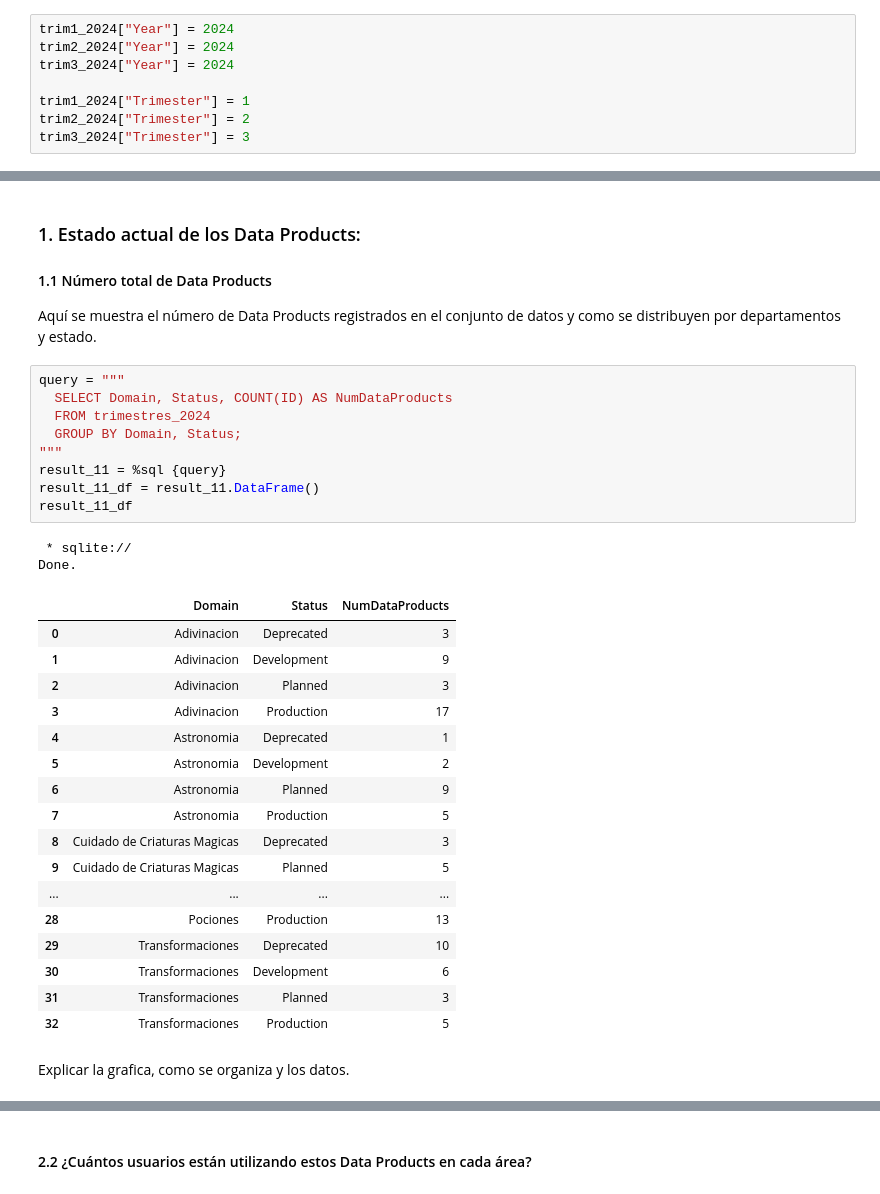
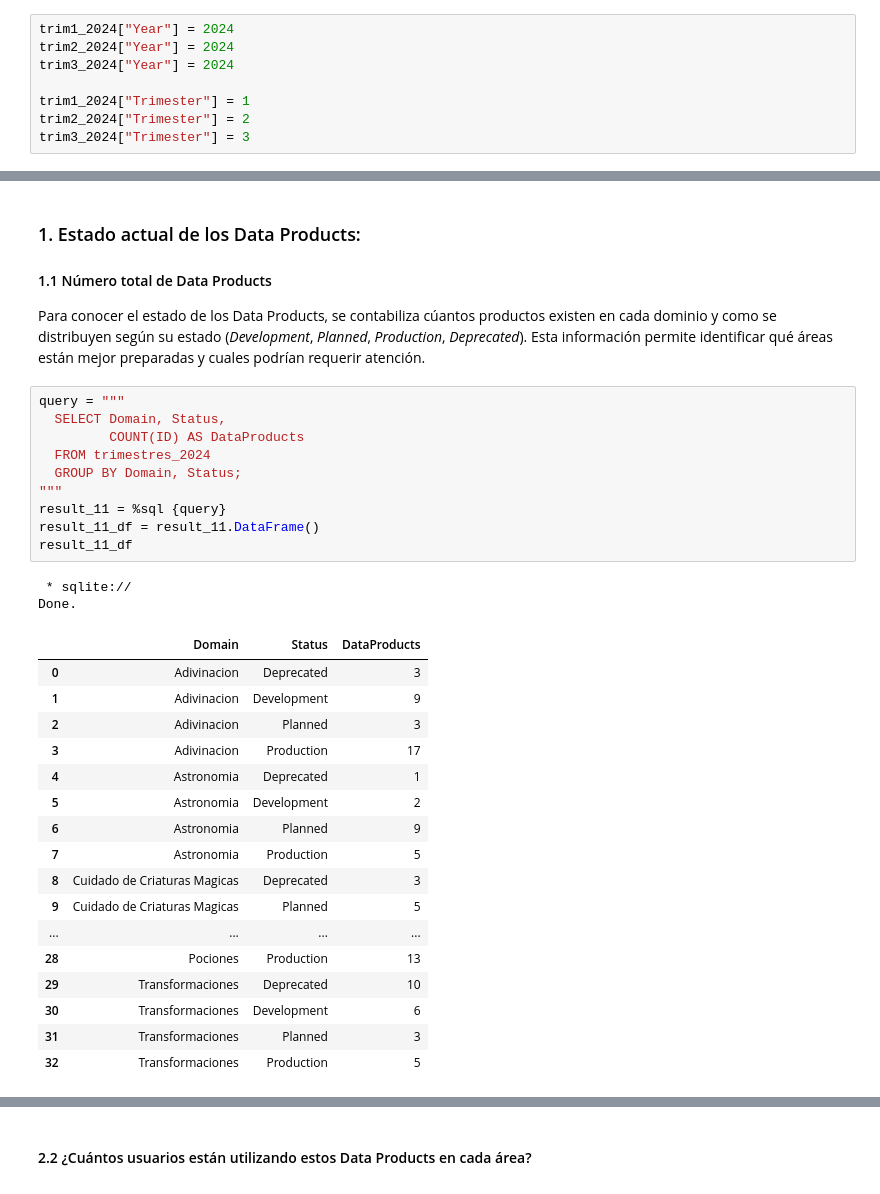
Before and after one commit to tvarmar/PEIA_P1_Hogwarts_DataProducts, a Jupyter notebook: TaniaEvoraVargasMartinez-ProgramacionEntornosIA-Python.ipynb, the cells around one changed output, grey strips where cells are left out. Cells and saved outputs as stored; diff of their text form.

```diff
--- a/TaniaEvoraVargasMartinez-ProgramacionEntornosIA-Python.ipynb
+++ b/TaniaEvoraVargasMartinez-ProgramacionEntornosIA-Python.ipynb
@@ -207,20 +216,21 @@ Done.
 # %% [markdown]
 ### 1. Estado actual de los Data Products:
 #### 1.1 Número total de Data Products
-Aquí se muestra el número de Data Products registrados en el conjunto de datos y como se distribuyen por departamentos y estado.
+Para conocer el estado de los Data Products, se contabiliza cúantos productos existen en cada dominio y como se distribuyen según su estado (*Development*, *Planned*, *Production*, *Deprecated*). Esta información permite identificar qué áreas están mejor preparadas y cuales podrían requerir atención.
 # %%
 query = """
-  SELECT Domain, Status, COUNT(ID) AS NumDataProducts
+  SELECT Domain, Status,
+         COUNT(ID) AS DataProducts
   FROM trimestres_2024
   GROUP BY Domain, Status;
 """
 result_11 = %sql {query}
 result_11_df = result_11.DataFrame()
 result_11_df
 # %% [output]
  * sqlite://
 Done.
-|  | Domain | Status | NumDataProducts |
+|  | Domain | Status | DataProducts |
 | 0 | Adivinacion | Deprecated | 3 |
 | 1 | Adivinacion | Development | 9 |
 | 2 | Adivinacion | Planned | 3 |
@@ -237,5 +247,3 @@ Done.
 | 30 | Transformaciones | Development | 6 |
 | 31 | Transformaciones | Planned | 3 |
 | 32 | Transformaciones | Production | 5 |
-# %% [markdown]
-Explicar la grafica, como se organiza y los datos.
```
Also changed, not shown: parts of 19 cells of this notebook, 1 other file.
